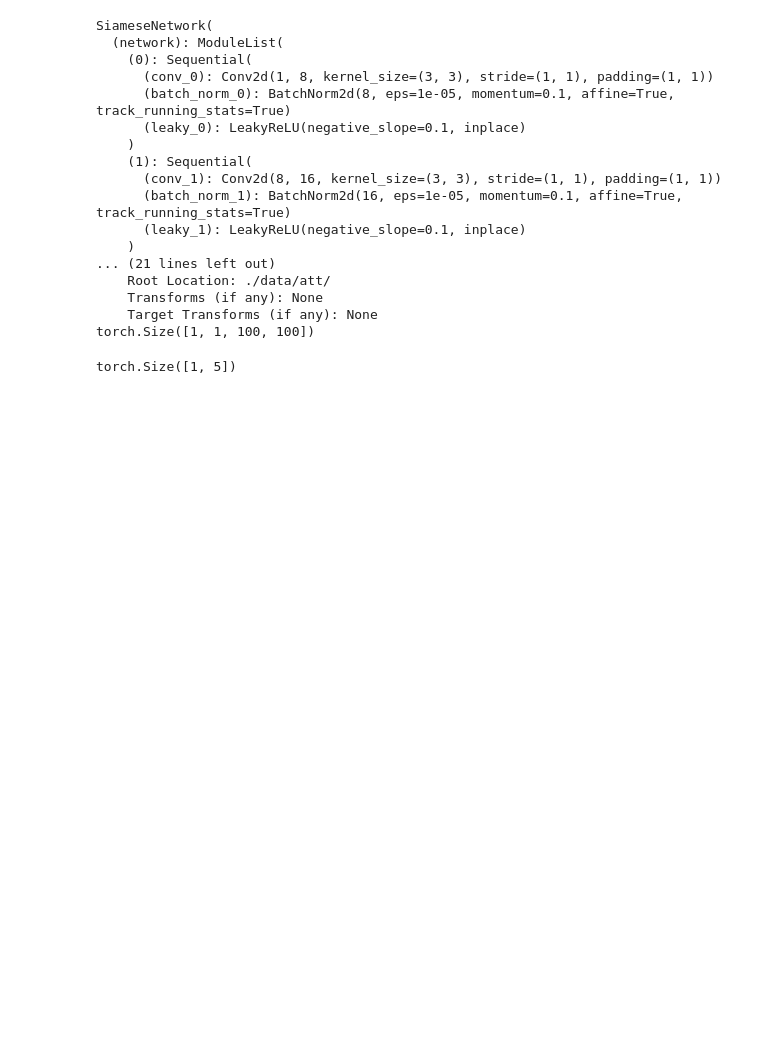
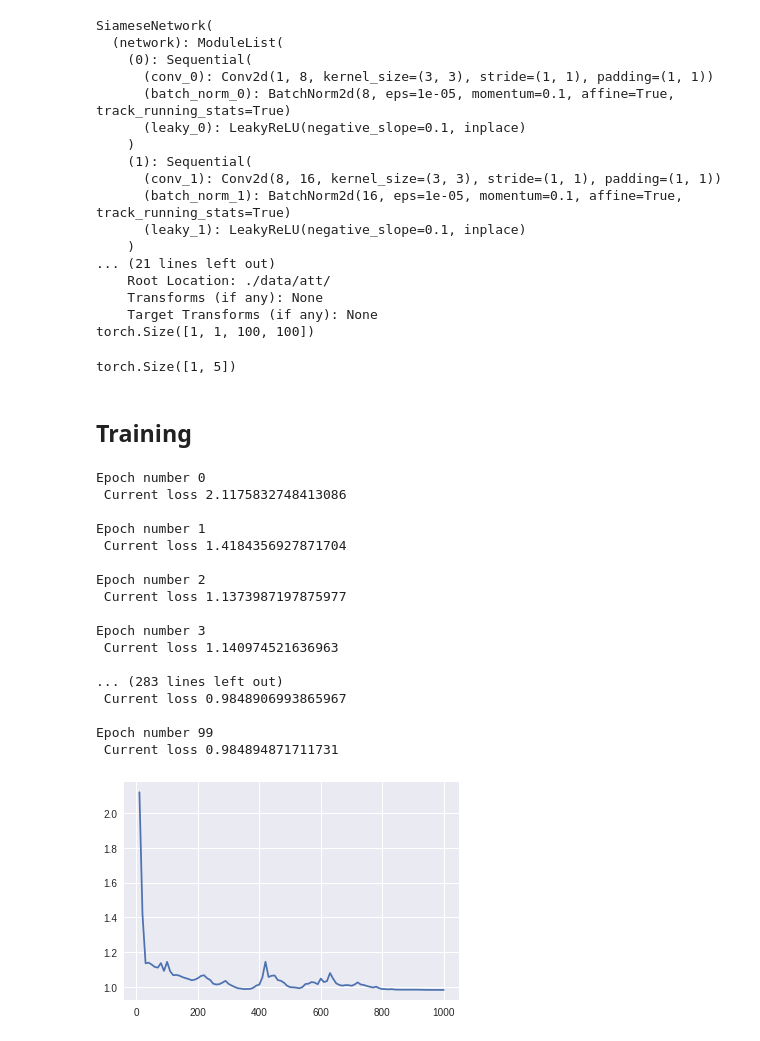
Before and after one commit to MoonL1ght/ML-Things, a Jupyter notebook: COLAB/FaceVerification/FaceVerif.ipynb, the cells around one changed output. Cells and saved outputs as stored; diff of their text form; code cells hidden in the pictures; blank space fills up the shorter version.

```diff
--- a/COLAB/FaceVerification/FaceVerif.ipynb
+++ b/COLAB/FaceVerification/FaceVerif.ipynb
@@ -152,6 +183,8 @@ def imshow(img, text=None):
 # %%
 class Config():
     path_att = './data/att/'
+    train_batch_size = 64
+    train_number_epochs = 100
 # %%
 class SiameseDataset(Dataset):
     def __init__(self, imageFolderDataset, transform=None):
@@ -314,4 +348,15 @@ class SiameseNetwork(nn.Module):
             module.add_module(activation + '_{0}'.format(i), activn)
             module_list.append(module)
         return module_list
+# %%
+class ContrastiveLoss(torch.nn.Module):
+    def __init__(self, margin=2.0):
+        super(ContrastiveLoss, self).__init__()
+        self.margin = margin
+
+    def forward(self, output1, output2, label):
+        euclidean_distance = F.pairwise_distance(output1, output2)
+        loss_contrastive = torch.mean((1-label) * torch.pow(euclidean_distance, 2) +
+                                      (label) * torch.pow(torch.clamp(self.margin - euclidean_distance, min=0.0), 2))
+        return loss_contrastive
 # %%
@@ -348,3 +393,53 @@ SiameseNetwork(
     Target Transforms (if any): None
 torch.Size([1, 1, 100, 100])
 torch.Size([1, 5])
+# %% [markdown]
+## Training
+# %%
+train_dataloader = DataLoader(siamese_dataset,
+                              shuffle=True,
+                              num_workers=8,
+                              batch_size=Config.train_batch_size)
+# %%
+
+net = SiameseNetwork(net_config).cuda()
+criterion = ContrastiveLoss()
+optimizer = optim.Adam(net.parameters(),lr = 0.0005 )
+# %%
+counter = []
+loss_history = []
+iteration_number = 0
+for epoch in range(0, Config.train_number_epochs):
+    for i, data in enumerate(train_dataloader, 0):
+        img0, img1 , label = data
+        img0, img1 , label = img0.cuda(), img1.cuda() , label.cuda()
+        optimizer.zero_grad()
+        output1, output2 = net(img0, img1)
+        loss_contrastive = criterion(output1, output2, label)
+        loss_contrastive.backward()
+        optimizer.step()
+        if i %10 == 0 :
+            print("Epoch number {}\n Current loss {}\n".format(epoch,loss_contrastive.item()))
+            iteration_number +=10
+            counter.append(iteration_number)
+            loss_history.append(loss_contrastive.item())
+show_plot(counter,loss_history)
+# %% [output]
+Epoch number 0
+ Current loss 2.1175832748413086
+
+Epoch number 1
+ Current loss 1.4184356927871704
+
+Epoch number 2
+ Current loss 1.1373987197875977
+
+Epoch number 3
+ Current loss 1.140974521636963
+
+... (283 lines left out)
+ Current loss 0.9848906993865967
+
+Epoch number 99
+ Current loss 0.984894871711731
+[figure, added]
```
Also changed, not shown: parts of 10 cells of this notebook.
